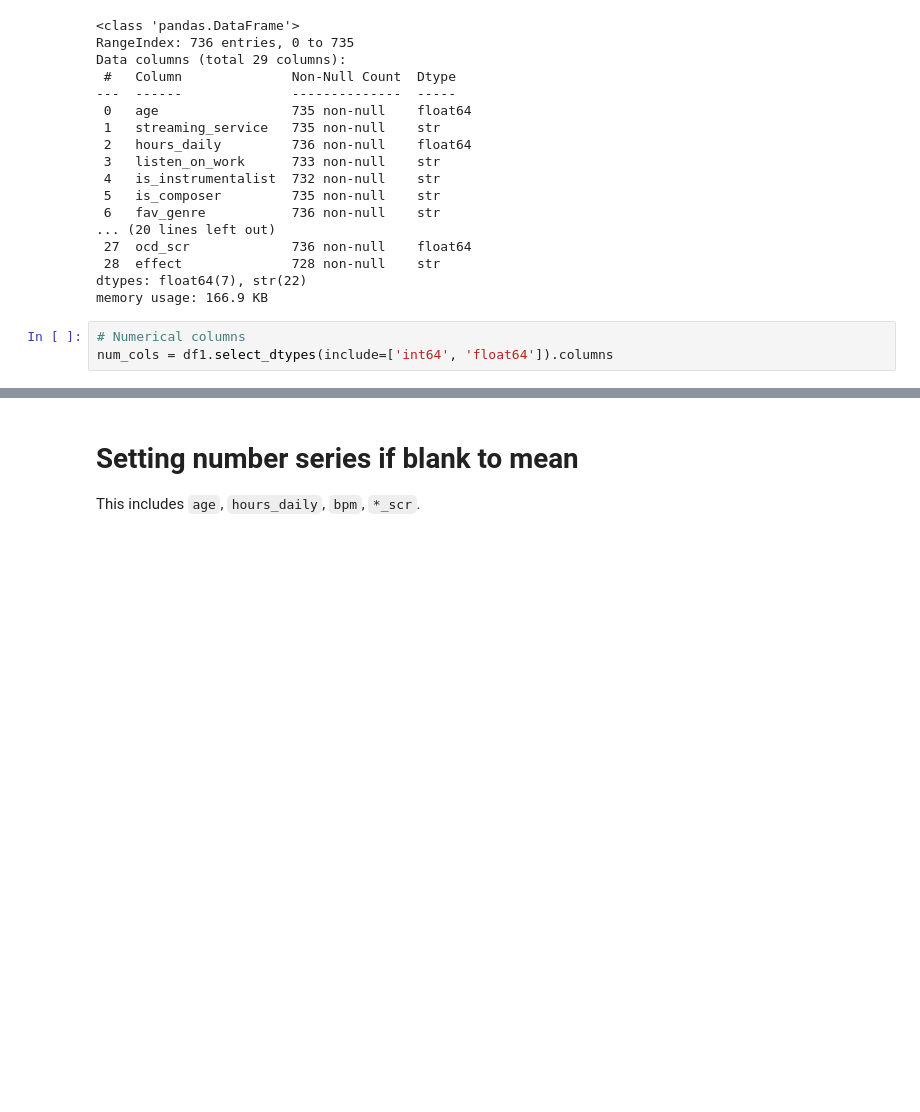
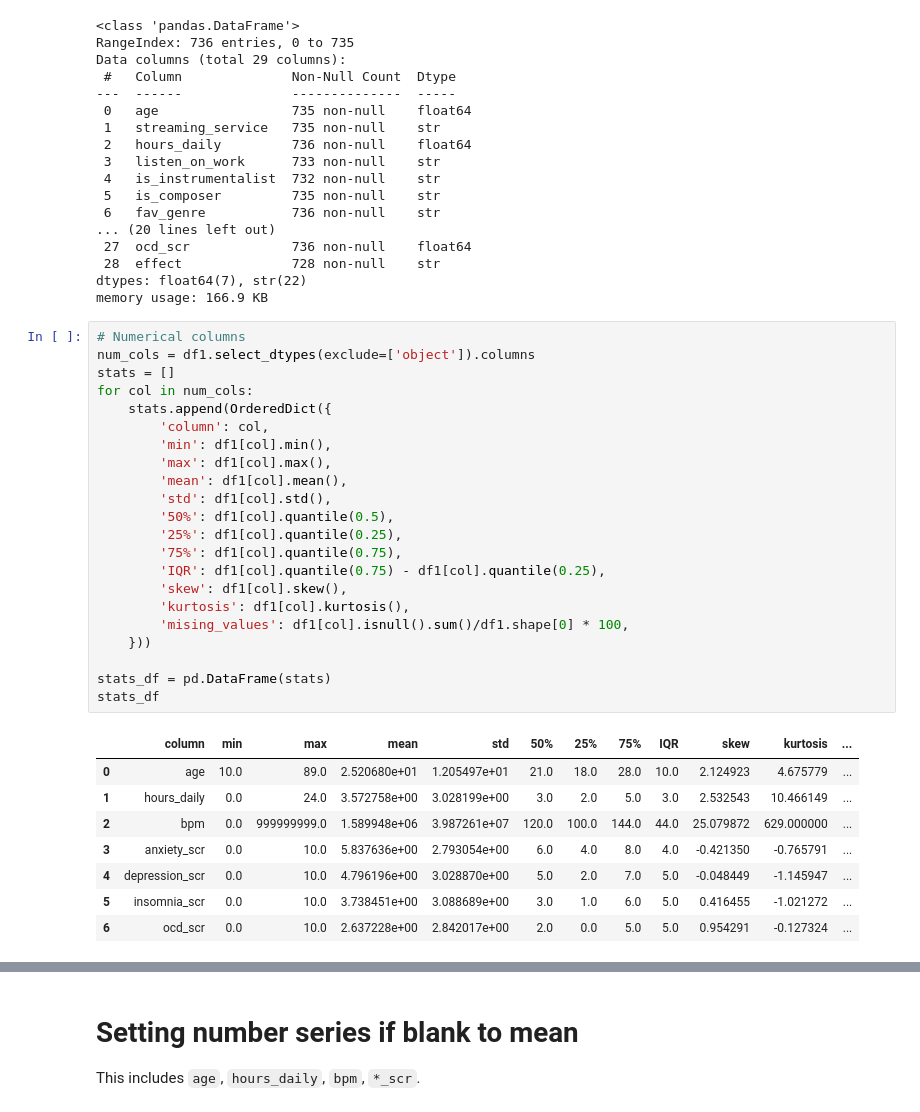
Before and after one commit to hem1t/music-mental, a Jupyter notebook: src/complete_documented_pipe.ipynb, the cells around one changed output, grey strips where cells are left out. Cells and saved outputs as stored; diff of their text form; blank space fills up the shorter version.

Commit message:
describing columns

```diff
--- a/src/complete_documented_pipe.ipynb
+++ b/src/complete_documented_pipe.ipynb
@@ -97,6 +97,34 @@ Data columns (total 29 columns):
  28  effect              728 non-null    str
 dtypes: float64(7), str(22)
 memory usage: 166.9 KB
-# %%
-# Numerical columns
-num_cols = df1.select_dtypes(include=['int64', 'float64']).columns
+# %%
+# Numerical columns
+num_cols = df1.select_dtypes(exclude=['object']).columns
+stats = []
+for col in num_cols:
+    stats.append(OrderedDict({
+        'column': col,
+        'min': df1[col].min(),
+        'max': df1[col].max(),
+        'mean': df1[col].mean(),
+        'std': df1[col].std(),
+        '50%': df1[col].quantile(0.5),
+        '25%': df1[col].quantile(0.25),
+        '75%': df1[col].quantile(0.75),
+        'IQR': df1[col].quantile(0.75) - df1[col].quantile(0.25),
+        'skew': df1[col].skew(),
+        'kurtosis': df1[col].kurtosis(),
+        'mising_values': df1[col].isnull().sum()/df1.shape[0] * 100,
+    }))
+
+stats_df = pd.DataFrame(stats)
+stats_df
+# %% [output]
+|  | column | min | max | mean | std | 50% | 25% | 75% | IQR | skew | kurtosis | ... |
+| 0 | age | 10.0 | 89.0 | 2.520680e+01 | 1.205497e+01 | 21.0 | 18.0 | 28.0 | 10.0 | 2.124923 | 4.675779 | ... |
+| 1 | hours_daily | 0.0 | 24.0 | 3.572758e+00 | 3.028199e+00 | 3.0 | 2.0 | 5.0 | 3.0 | 2.532543 | 10.466149 | ... |
+| 2 | bpm | 0.0 | 999999999.0 | 1.589948e+06 | 3.987261e+07 | 120.0 | 100.0 | 144.0 | 44.0 | 25.079872 | 629.000000 | ... |
+| 3 | anxiety_scr | 0.0 | 10.0 | 5.837636e+00 | 2.793054e+00 | 6.0 | 4.0 | 8.0 | 4.0 | -0.421350 | -0.765791 | ... |
+| 4 | depression_scr | 0.0 | 10.0 | 4.796196e+00 | 3.028870e+00 | 5.0 | 2.0 | 7.0 | 5.0 | -0.048449 | -1.145947 | ... |
+| 5 | insomnia_scr | 0.0 | 10.0 | 3.738451e+00 | 3.088689e+00 | 3.0 | 1.0 | 6.0 | 5.0 | 0.416455 | -1.021272 | ... |
+| 6 | ocd_scr | 0.0 | 10.0 | 2.637228e+00 | 2.842017e+00 | 2.0 | 0.0 | 5.0 | 5.0 | 0.954291 | -0.127324 | ... |
```
Also changed, not shown: parts of 4 cells of this notebook.
